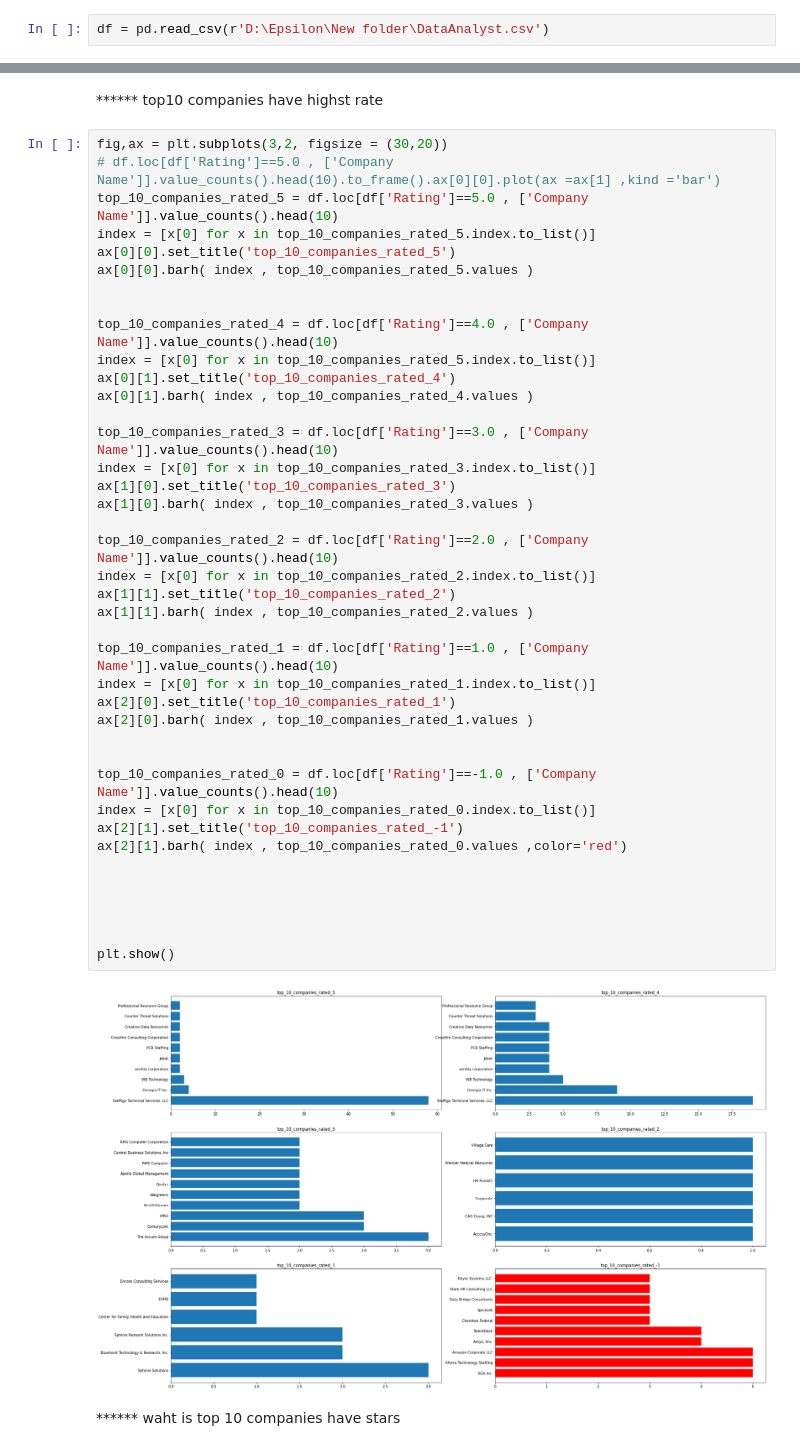
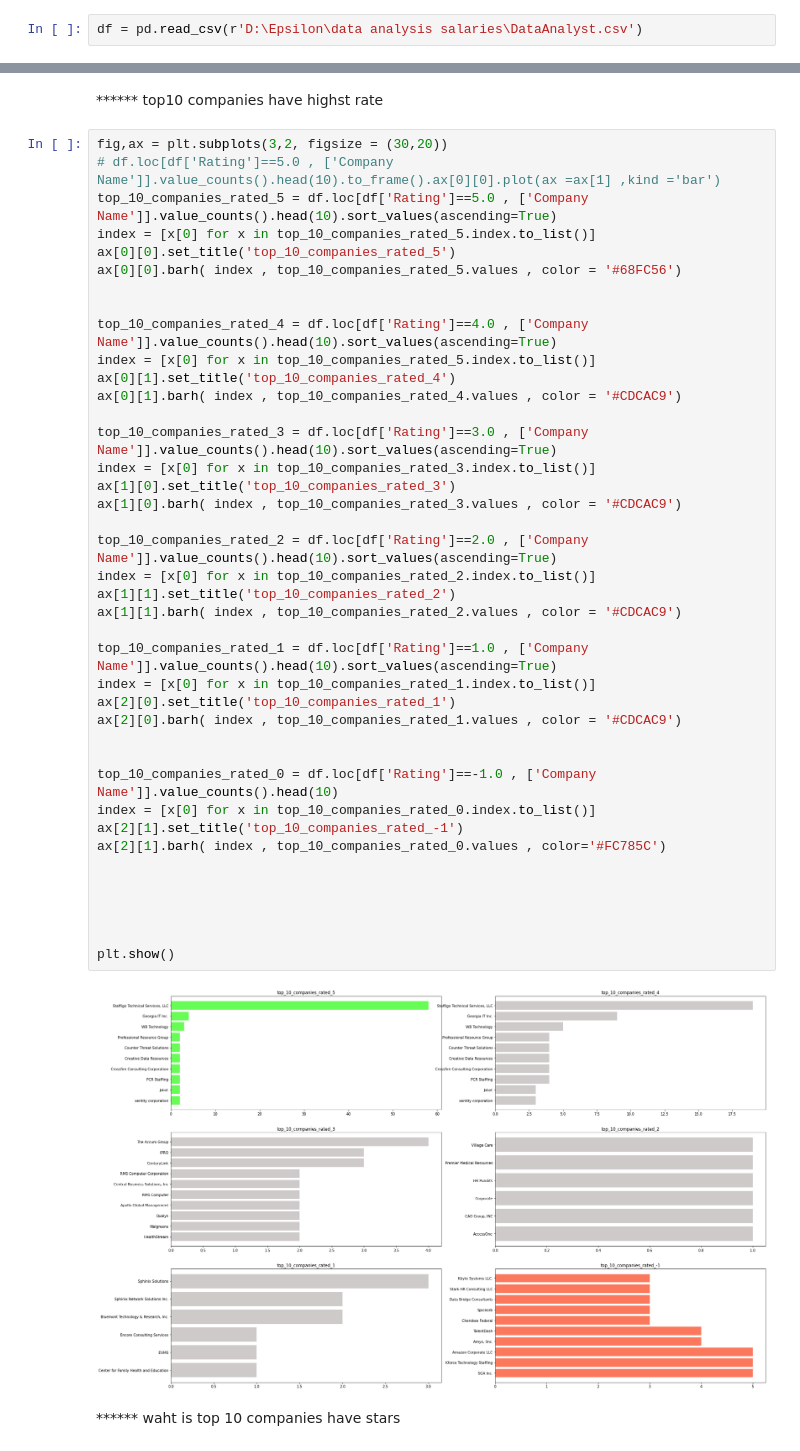
Before and after one commit to ahmed-2001M/Epsilon, a Jupyter notebook: data analysis salaries/fun.ipynb, the cells around one changed output, grey strips where cells are left out. Saved outputs shown, nothing was run; the diff lists cells and outputs as text.

```diff
--- a/data analysis salaries/fun.ipynb
+++ b/data analysis salaries/fun.ipynb
@@ -19,7 +18,7 @@ import numpy as np
 # %% [markdown]
 <center><h3>import and Explor data<center/>
 # %%
-df = pd.read_csv(r'D:\Epsilon\New folder\DataAnalyst.csv')
+df = pd.read_csv(r'D:\Epsilon\data analysis salaries\DataAnalyst.csv')
 # %%
 df.head()
 # %% [output]
@@ -265,45 +283,45 @@ df['Company Name'] = df['Company Name'].apply(util)
 # %%
 fig,ax = plt.subplots(3,2, figsize = (30,20))
 # df.loc[df['Rating']==5.0 , ['Company Name']].value_counts().head(10).to_frame().ax[0][0].plot(ax =ax[1] ,kind ='bar')
-top_10_companies_rated_5 = df.loc[df['Rating']==5.0 , ['Company Name']].value_counts().head(10)
+top_10_companies_rated_5 = df.loc[df['Rating']==5.0 , ['Company Name']].value_counts().head(10).sort_values(ascending=True)
 index = [x[0] for x in top_10_companies_rated_5.index.to_list()]
 ax[0][0].set_title('top_10_companies_rated_5')
-ax[0][0].barh( index , top_10_companies_rated_5.values )
+ax[0][0].barh( index , top_10_companies_rated_5.values , color = '#68FC56')
 
 
-top_10_companies_rated_4 = df.loc[df['Rating']==4.0 , ['Company Name']].value_counts().head(10)
+top_10_companies_rated_4 = df.loc[df['Rating']==4.0 , ['Company Name']].value_counts().head(10).sort_values(ascending=True)
 index = [x[0] for x in top_10_companies_rated_5.index.to_list()]
 ax[0][1].set_title('top_10_companies_rated_4')
-ax[0][1].barh( index , top_10_companies_rated_4.values )
+ax[0][1].barh( index , top_10_companies_rated_4.values , color = '#CDCAC9')
 
-top_10_companies_rated_3 = df.loc[df['Rating']==3.0 , ['Company Name']].value_counts().head(10)
+top_10_companies_rated_3 = df.loc[df['Rating']==3.0 , ['Company Name']].value_counts().head(10).sort_values(ascending=True)
 index = [x[0] for x in top_10_companies_rated_3.index.to_list()]
 ax[1][0].set_title('top_10_companies_rated_3')
-ax[1][0].barh( index , top_10_companies_rated_3.values )
+ax[1][0].barh( index , top_10_companies_rated_3.values , color = '#CDCAC9')
 
-top_10_companies_rated_2 = df.loc[df['Rating']==2.0 , ['Company Name']].value_counts().head(10)
+top_10_companies_rated_2 = df.loc[df['Rating']==2.0 , ['Company Name']].value_counts().head(10).sort_values(ascending=True)
 index = [x[0] for x in top_10_companies_rated_2.index.to_list()]
 ax[1][1].set_title('top_10_companies_rated_2')
-ax[1][1].barh( index , top_10_companies_rated_2.values )
+ax[1][1].barh( index , top_10_companies_rated_2.values , color = '#CDCAC9')
 
-top_10_companies_rated_1 = df.loc[df['Rating']==1.0 , ['Company Name']].value_counts().head(10)
+top_10_companies_rated_1 = df.loc[df['Rating']==1.0 , ['Company Name']].value_counts().head(10).sort_values(ascending=True)
 index = [x[0] for x in top_10_companies_rated_1.index.to_list()]
 ax[2][0].set_title('top_10_companies_rated_1')
-ax[2][0].barh( index , top_10_companies_rated_1.values )
+ax[2][0].barh( index , top_10_companies_rated_1.values , color = '#CDCAC9')
 
 
 top_10_companies_rated_0 = df.loc[df['Rating']==-1.0 , ['Company Name']].value_counts().head(10)
 index = [x[0] for x in top_10_companies_rated_0.index.to_list()]
 ax[2][1].set_title('top_10_companies_rated_-1')
-ax[2][1].barh( index , top_10_companies_rated_0.values ,color='red')
+ax[2][1].barh( index , top_10_companies_rated_0.values , color='#FC785C')
 
 
 
 
 
 plt.show()
 # %% [output]
-[figure, old version]
+[figure, new version]
 # %% [markdown]
 ****** waht is top 10 companies have stars
 # %%
```
Also changed, not shown: parts of 43 cells of this notebook.
